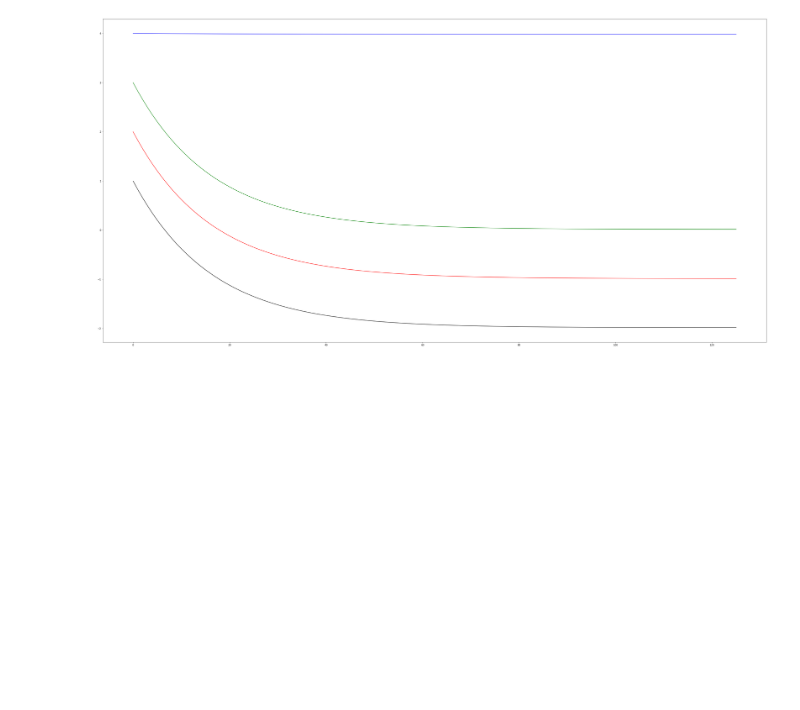
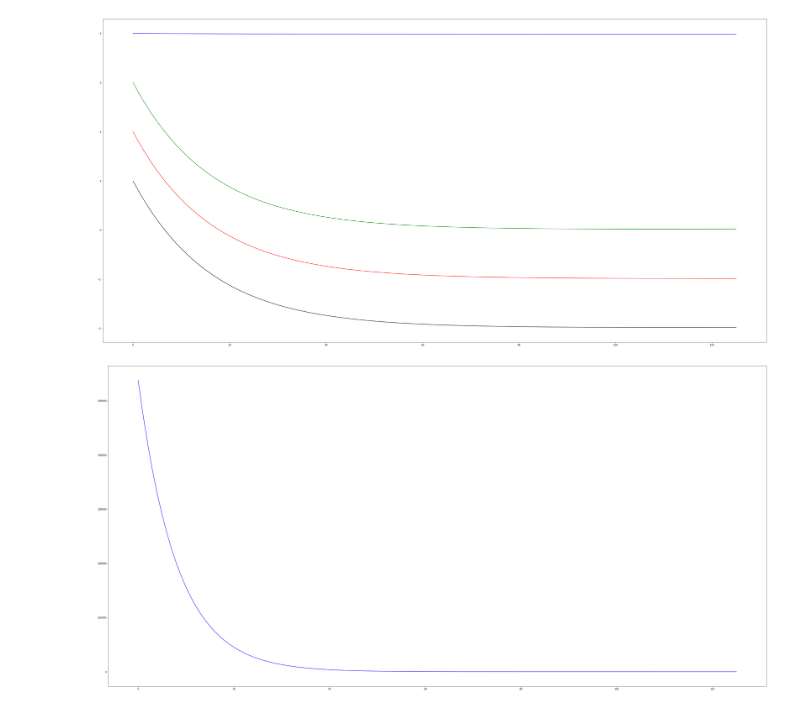
Before and after one commit to pula39/ml-assignment, a Jupyter notebook: ml_assignment4.ipynb, the cells around one changed output. Cells and saved outputs as stored; diff of their text form; code cells hidden in the pictures; blank space fills up the shorter version.

Commit message:
2. Plot the training error using the training dataset [4pt]

```diff
--- a/ml_assignment4.ipynb
+++ b/ml_assignment4.ipynb
@@ -204,3 +204,9 @@ make_plot([(map_in_list[0], "plot", "black"), (map_in_list[1], "plot", "red"),(m
 show_plot()
 # %% [output]
 [figure]
+# %%
+
+make_plot([(step_count_to_energy_value, "plot", "blue")])
+show_plot()
+# %% [output]
+[figure, added]
```
